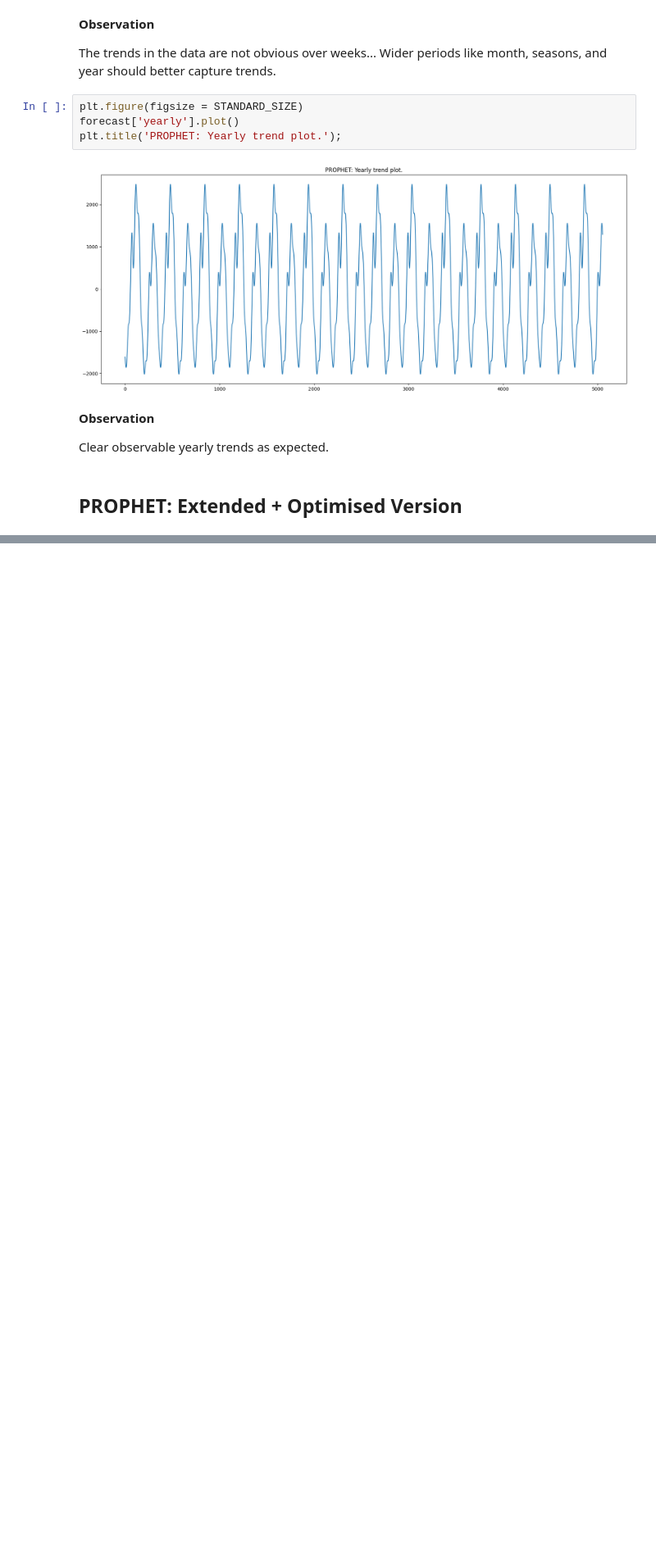
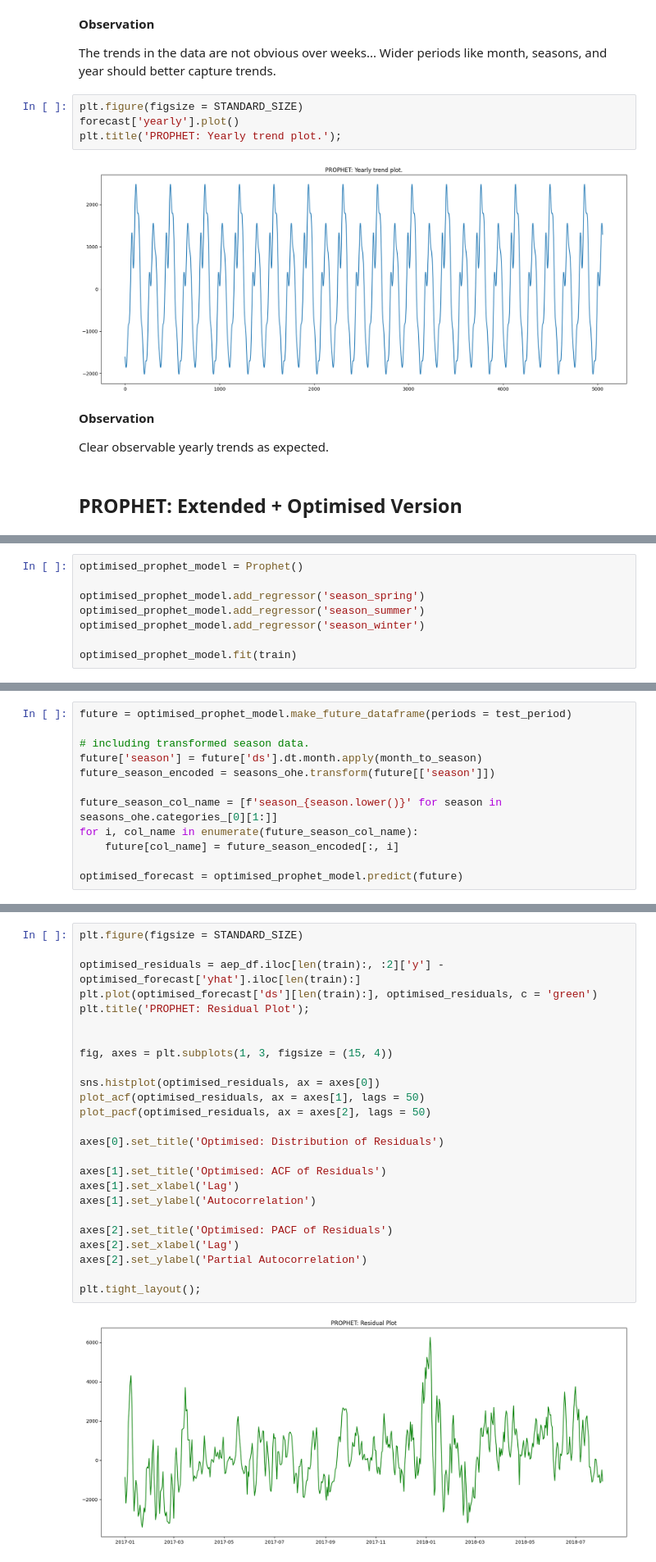
Before and after one commit to munas-git/US-Energy-Consumption-Forecasting-Prophet-NeuralProphet, a Jupyter notebook: analysis.ipynb, the cells around one changed output, grey strips where cells are left out. Shown at 82% size. Drawn from its saved outputs; the diff is of its cells as text; blank space fills up the shorter version.

```diff
--- a/analysis.ipynb
+++ b/analysis.ipynb
@@ -524,0 +597,8 @@ Clear observable yearly trends as expected.
+# %%
+optimised_prophet_model = Prophet()
+
+optimised_prophet_model.add_regressor('season_spring')
+optimised_prophet_model.add_regressor('season_summer')
+optimised_prophet_model.add_regressor('season_winter')
+
+optimised_prophet_model.fit(train)
@@ -524,0 +609,12 @@ Clear observable yearly trends as expected.
+# %%
+future = optimised_prophet_model.make_future_dataframe(periods = test_period)
+
+# including transformed season data.
+future['season'] = future['ds'].dt.month.apply(month_to_season)
+future_season_encoded = seasons_ohe.transform(future[['season']])
+
+future_season_col_name = [f'season_{season.lower()}' for season in seasons_ohe.categories_[0][1:]]
+for i, col_name in enumerate(future_season_col_name):
+    future[col_name] = future_season_encoded[:, i]
+
+optimised_forecast = optimised_prophet_model.predict(future)
@@ -524,0 +695,27 @@ Clear observable yearly trends as expected.
+# %%
+plt.figure(figsize = STANDARD_SIZE)
+
+optimised_residuals = aep_df.iloc[len(train):, :2]['y'] - optimised_forecast['yhat'].iloc[len(train):]
+plt.plot(optimised_forecast['ds'][len(train):], optimised_residuals, c = 'green')
+plt.title('PROPHET: Residual Plot');
+
+
+fig, axes = plt.subplots(1, 3, figsize = (15, 4))
+
+sns.histplot(optimised_residuals, ax = axes[0])
+plot_acf(optimised_residuals, ax = axes[1], lags = 50)
+plot_pacf(optimised_residuals, ax = axes[2], lags = 50)
+
+axes[0].set_title('Optimised: Distribution of Residuals')
+
+axes[1].set_title('Optimised: ACF of Residuals')
+axes[1].set_xlabel('Lag')
+axes[1].set_ylabel('Autocorrelation')
+
+axes[2].set_title('Optimised: PACF of Residuals')
+axes[2].set_xlabel('Lag')
+axes[2].set_ylabel('Partial Autocorrelation')
+
+plt.tight_layout();
+# %% [output]
+[figure, added]
```
Also changed, not shown: parts of 30 cells of this notebook.
